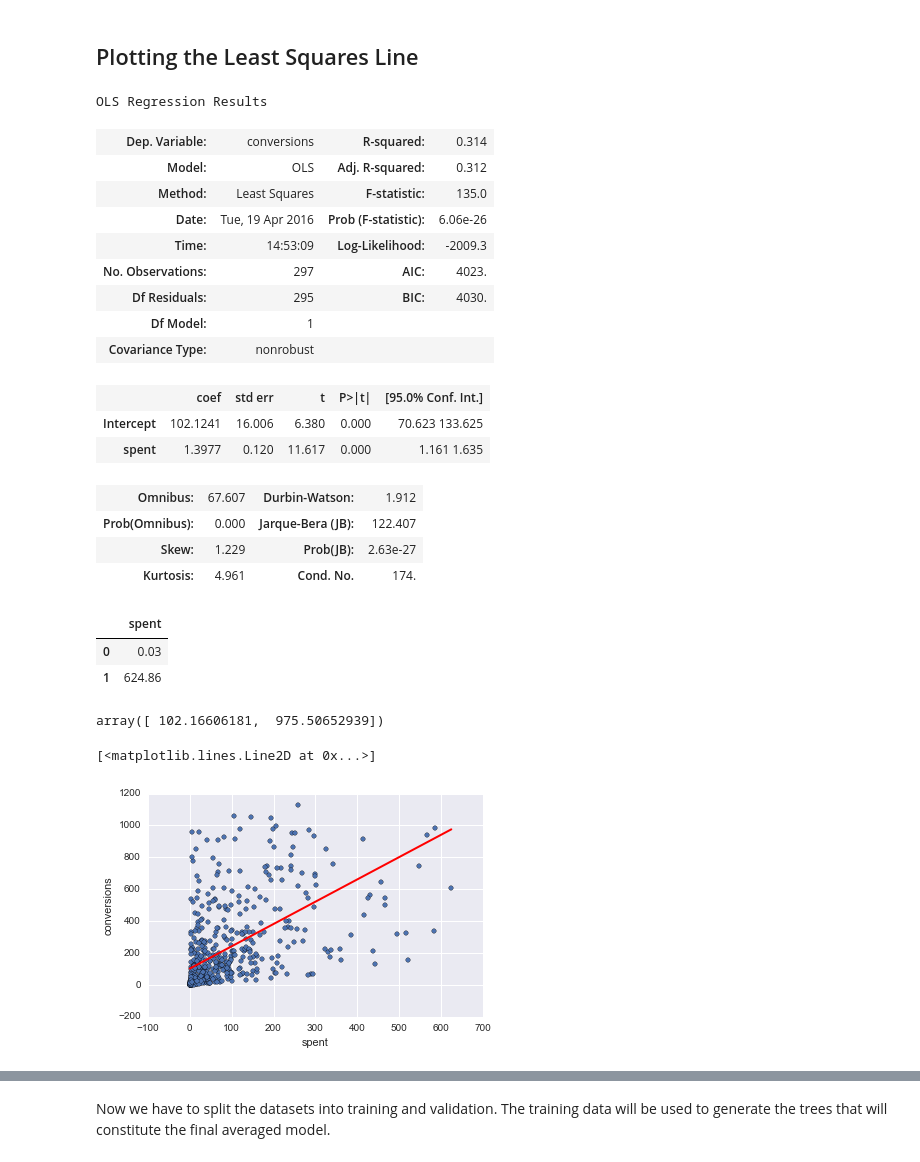
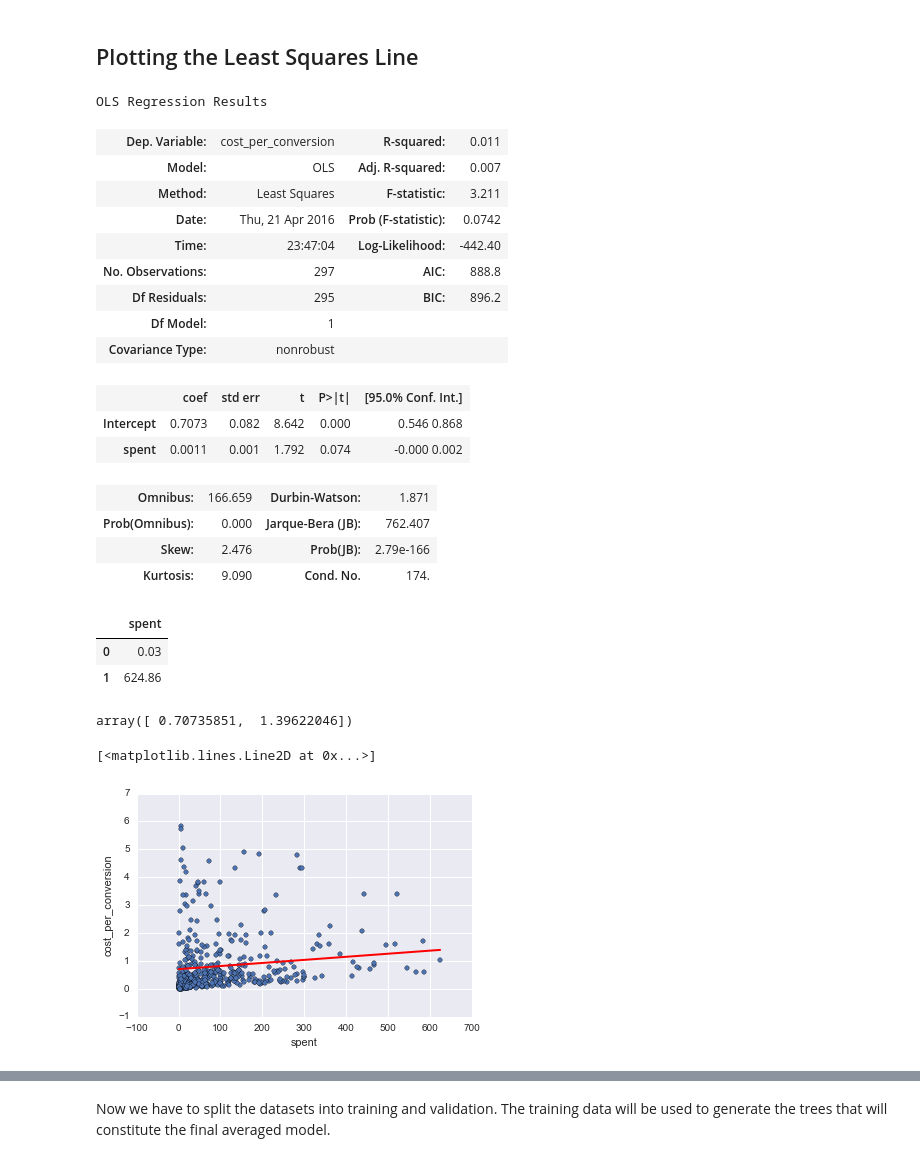
Before and after one commit to EddieFarah/GA-SF-DAT-21, a Jupyter notebook: FinalProject4/Final_Project_4.ipynb, the cells around one changed output, grey strips where cells are left out. Saved outputs shown, nothing was run; the diff lists cells and outputs as text; code cells hidden in the pictures.

```diff
--- a/FinalProject4/Final_Project_4.ipynb
+++ b/FinalProject4/Final_Project_4.ipynb
@@ -14,6 +14,7 @@ from sklearn import tree, ensemble, metrics, cross_validation, externals
 data = pd.read_csv("output2.csv")
 # %%
 data = data.drop('Unnamed: 0', 1)
+data = data.drop('cost_per_impression', 1)
 # %%
 data = data.dropna()
 # %%
@@ -99,6 +99,10 @@ data.plot(kind='scatter', x='reach', y='conversions', ax=axs[2])
 len(data)
 # %% [output]
 495
+# %%
+data['maxBid_cpc'] = data.maxBid * data.Bid_Type_cpc
+# %%
+data['maxBid_ocpm'] = data.maxBid * data.Bid_Type_ocpm
 # %%
 training_df = data.sample(frac = .6, random_state = 1)
 test_df = data.drop(training_df.index)
@@ -243,27 +350,27 @@ So is there a better approach to feature selection? Cross-validation. It provide
 # %% [markdown]
 ## Plotting the Least Squares Line
 # %%
-model3 = smf.ols(formula = 'conversions ~ spent', data = training_df).fit()
+model3 = smf.ols(formula = 'cost_per_conversion ~ spent', data = training_df).fit()
 
 model3.summary()
 # %% [output]
 OLS Regression Results
-| Dep. Variable: | conversions | R-squared: | 0.314 |
-| Model: | OLS | Adj. R-squared: | 0.312 |
-| Method: | Least Squares | F-statistic: | 135.0 |
-| Date: | Tue, 19 Apr 2016 | Prob (F-statistic): | 6.06e-26 |
-| Time: | 14:53:09 | Log-Likelihood: | -2009.3 |
-| No. Observations: | 297 | AIC: | 4023. |
-| Df Residuals: | 295 | BIC: | 4030. |
+| Dep. Variable: | cost_per_conversion | R-squared: | 0.011 |
+| Model: | OLS | Adj. R-squared: | 0.007 |
+| Method: | Least Squares | F-statistic: | 3.211 |
+| Date: | Thu, 21 Apr 2016 | Prob (F-statistic): | 0.0742 |
+| Time: | 23:47:04 | Log-Likelihood: | -442.40 |
+| No. Observations: | 297 | AIC: | 888.8 |
+| Df Residuals: | 295 | BIC: | 896.2 |
 | Df Model: | 1 |  |  |
 | Covariance Type: | nonrobust |  |  |
 |  | coef | std err | t | P>|t| | [95.0% Conf. Int.] |
-| Intercept | 102.1241 | 16.006 | 6.380 | 0.000 | 70.623 133.625 |
-| spent | 1.3977 | 0.120 | 11.617 | 0.000 | 1.161 1.635 |
+| Intercept | 0.7073 | 0.082 | 8.642 | 0.000 | 0.546 0.868 |
+| spent | 0.0011 | 0.001 | 1.792 | 0.074 | -0.000 0.002 |
-| Omnibus: | 67.607 | Durbin-Watson: | 1.912 |
-| Prob(Omnibus): | 0.000 | Jarque-Bera (JB): | 122.407 |
-| Skew: | 1.229 | Prob(JB): | 2.63e-27 |
-| Kurtosis: | 4.961 | Cond. No. | 174. |
+| Omnibus: | 166.659 | Durbin-Watson: | 1.871 |
+| Prob(Omnibus): | 0.000 | Jarque-Bera (JB): | 762.407 |
+| Skew: | 2.476 | Prob(JB): | 2.79e-166 |
+| Kurtosis: | 9.090 | Cond. No. | 174. |
 # %%
 # create a DataFrame with the minimum and maximum values of TV
 X_new = pd.DataFrame({'spent': [data.spent.min(), data.spent.max()]})
@@ -277,15 +384,15 @@ X_new.head()
 preds = model3.predict(X_new)
 preds
 # %% [output]
-array([ 102.16606181,  975.50652939])
+array([ 0.70735851,  1.39622046])
 # %%
 # first, plot the observed data
-data.plot(kind='scatter', x='spent', y='conversions')
+data.plot(kind='scatter', x='spent', y='cost_per_conversion')
 
 # then, plot the least squares line
 plt.plot(X_new, preds, c='red', linewidth=2)
 # %% [output]
 [<matplotlib.lines.Line2D at 0x...>]
-[figure, old version]
+[figure, new version]
 # %%
 X = data[data.columns.values]
```
Also changed, not shown: parts of 47 cells of this notebook.
